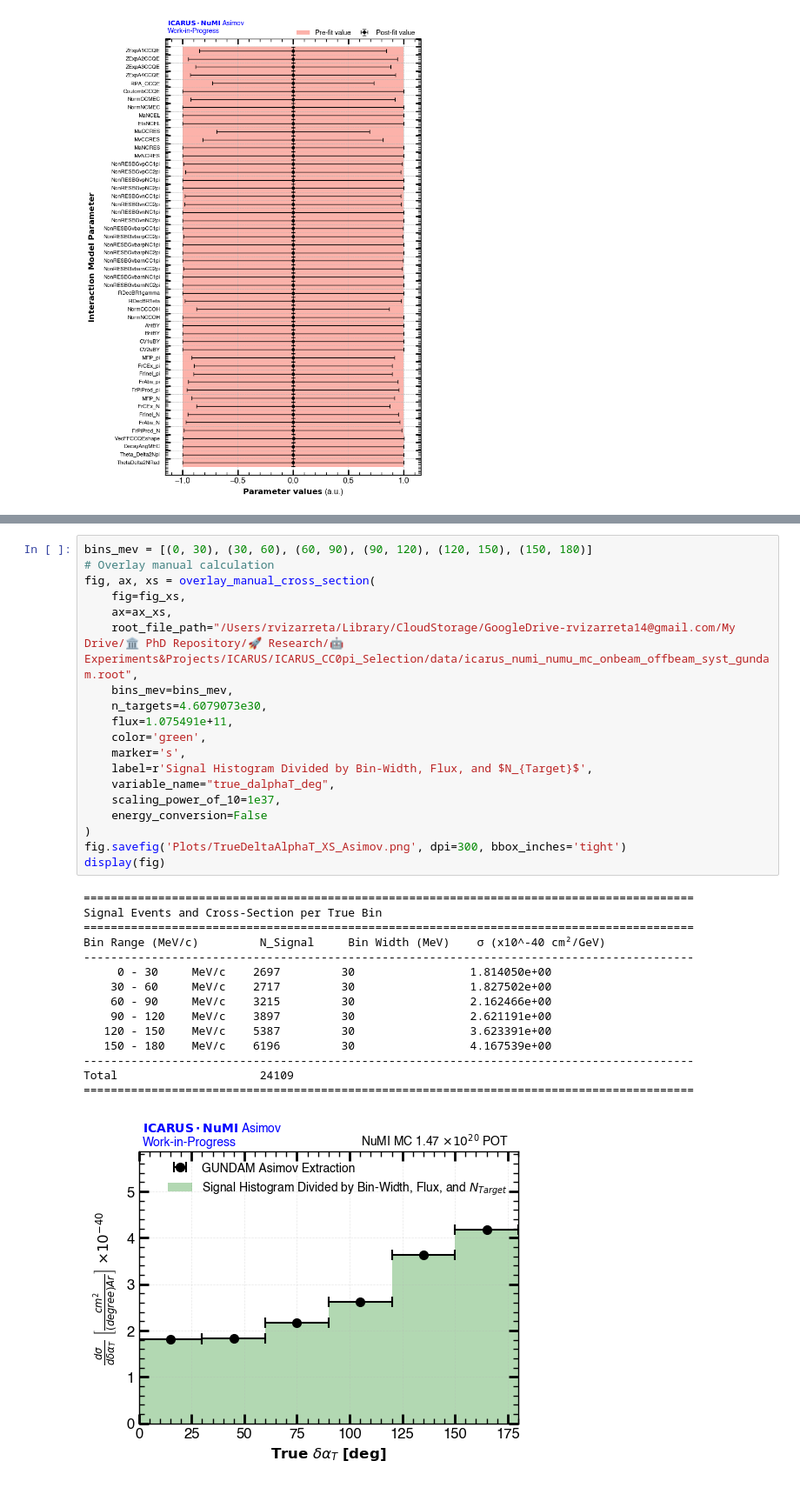
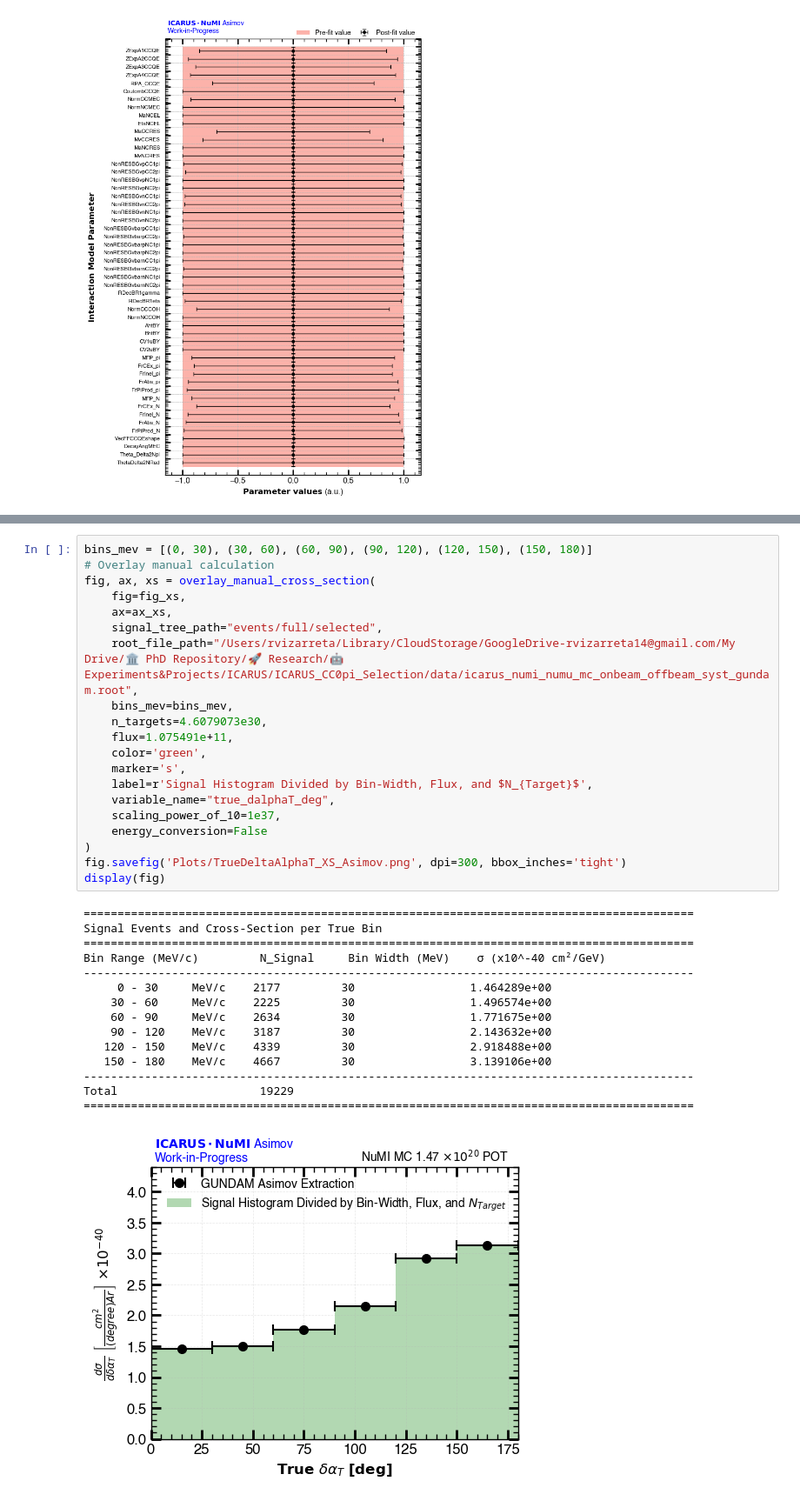
Before and after one commit to rvizarreta/gundam-icarus, a Jupyter notebook: Notebooks/Asimov_Studies.ipynb, the cells around one changed output, grey strips where cells are left out. Shown at 87% size. Saved outputs shown, nothing was run; the diff lists cells and outputs as text.

Commit message:
adding plot generator for test

```diff
--- a/Notebooks/Asimov_Studies.ipynb
+++ b/Notebooks/Asimov_Studies.ipynb
@@ -106,38 +106,39 @@ fig_xs, ax_xs = plot_scatter(
 # %%
 bins_mev = [(0, 30), (30, 60), (60, 90), (90, 120), (120, 150), (150, 180)]
 # Overlay manual calculation
 fig, ax, xs = overlay_manual_cross_section(
     fig=fig_xs,
     ax=ax_xs,
+    signal_tree_path="events/full/selected",
     root_file_path="/Users/rvizarreta/Library/CloudStorage/GoogleDrive-rvizarreta14@gmail.com/My Drive/🏛 PhD Repository/🚀 Research/🤖 Experiments&Projects/ICARUS/ICARUS_CC0pi_Selection/data/icarus_numi_numu_mc_onbeam_offbeam_syst_gundam.root",
     bins_mev=bins_mev,
     n_targets=4.6079073e30,
     flux=1.075491e+11,
     color='green',
     marker='s',
     label=r'Signal Histogram Divided by Bin-Width, Flux, and $N_{Target}$',
     variable_name="true_dalphaT_deg",
     scaling_power_of_10=1e37,
     energy_conversion=False
 )
 fig.savefig('Plots/TrueDeltaAlphaT_XS_Asimov.png', dpi=300, bbox_inches='tight')
 display(fig)
 # %% [output]
 ==========================================================================================
 Signal Events and Cross-Section per True Bin
 ==========================================================================================
 Bin Range (MeV/c)         N_Signal     Bin Width (MeV)    σ (x10^-40 cm²/GeV)
 ------------------------------------------------------------------------------------------
-     0 - 30     MeV/c    2697         30                 1.814050e+00
-    30 - 60     MeV/c    2717         30                 1.827502e+00
-    60 - 90     MeV/c    3215         30                 2.162466e+00
-    90 - 120    MeV/c    3897         30                 2.621191e+00
-   120 - 150    MeV/c    5387         30                 3.623391e+00
-   150 - 180    MeV/c    6196         30                 4.167539e+00
+     0 - 30     MeV/c    2177         30                 1.464289e+00
+    30 - 60     MeV/c    2225         30                 1.496574e+00
+    60 - 90     MeV/c    2634         30                 1.771675e+00
+    90 - 120    MeV/c    3187         30                 2.143632e+00
+   120 - 150    MeV/c    4339         30                 2.918488e+00
+   150 - 180    MeV/c    4667         30                 3.139106e+00
 ------------------------------------------------------------------------------------------
-Total                     24109
+Total                     19229
 ==========================================================================================
-[figure, old version]
+[figure, new version]
 # %%
 fig_template, ax_template = plot_scatter(
         filename='/Users/rvizarreta/Library/CloudStorage/GoogleDrive-rvizarreta14@gmail.com/My Drive/🏛 PhD Repository/🚀 Research/🤖 Experiments&Projects/ICARUS/ICARUS_CC0pi_GUNDAM/data/Asimov/asimov_dalphaT.root',
```
Also changed, not shown: parts of 3 cells of this notebook, 4 other files.
